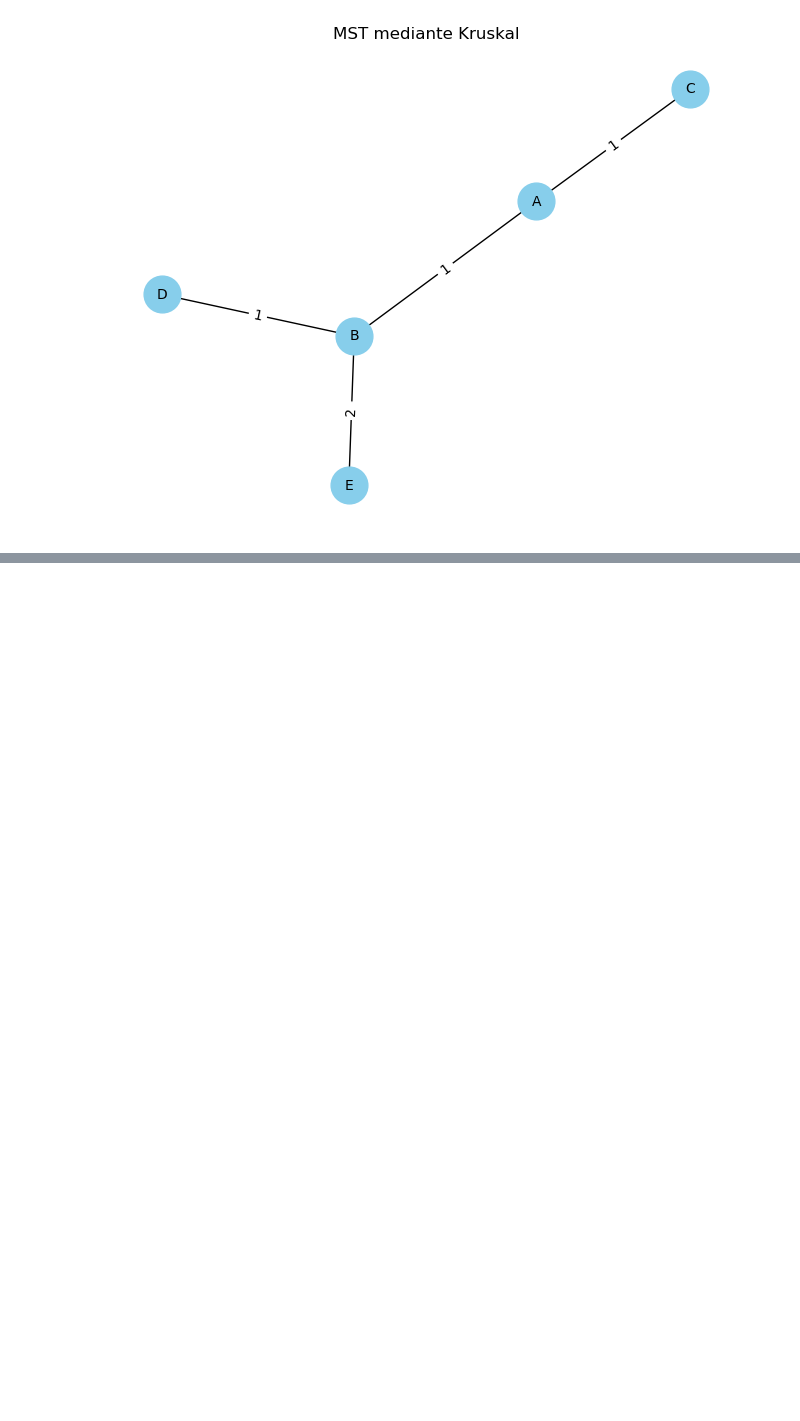
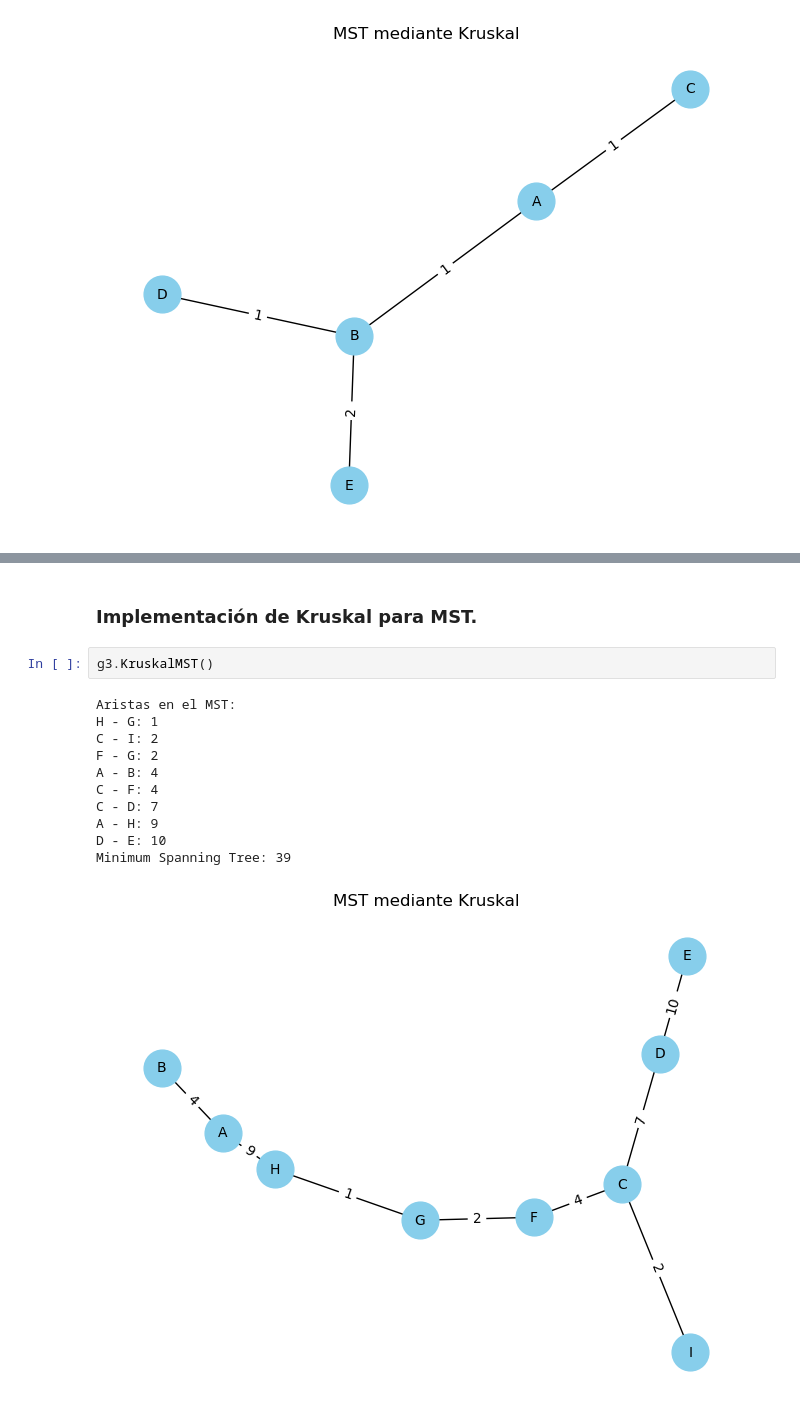
Before and after one commit to mgonzalz/eda2_practica-grafos, a Jupyter notebook: main.ipynb, the cells around one changed output, grey strips where cells are left out. Saved outputs shown, nothing was run; the diff lists cells and outputs as text; blank space fills up the shorter version.

```diff
--- a/main.ipynb
+++ b/main.ipynb
@@ -160,0 +231,16 @@ Minimum Spanning Tree: 5
+# %% [markdown]
+### Implementación de Kruskal para MST.
+# %%
+g3.KruskalMST()
+# %% [output]
+Aristas en el MST:
+H - G: 1
+C - I: 2
+F - G: 2
+A - B: 4
+C - F: 4
+C - D: 7
+A - H: 9
+D - E: 10
+Minimum Spanning Tree: 39
+[figure, added]
```
Also changed, not shown: parts of 10 cells of this notebook.
